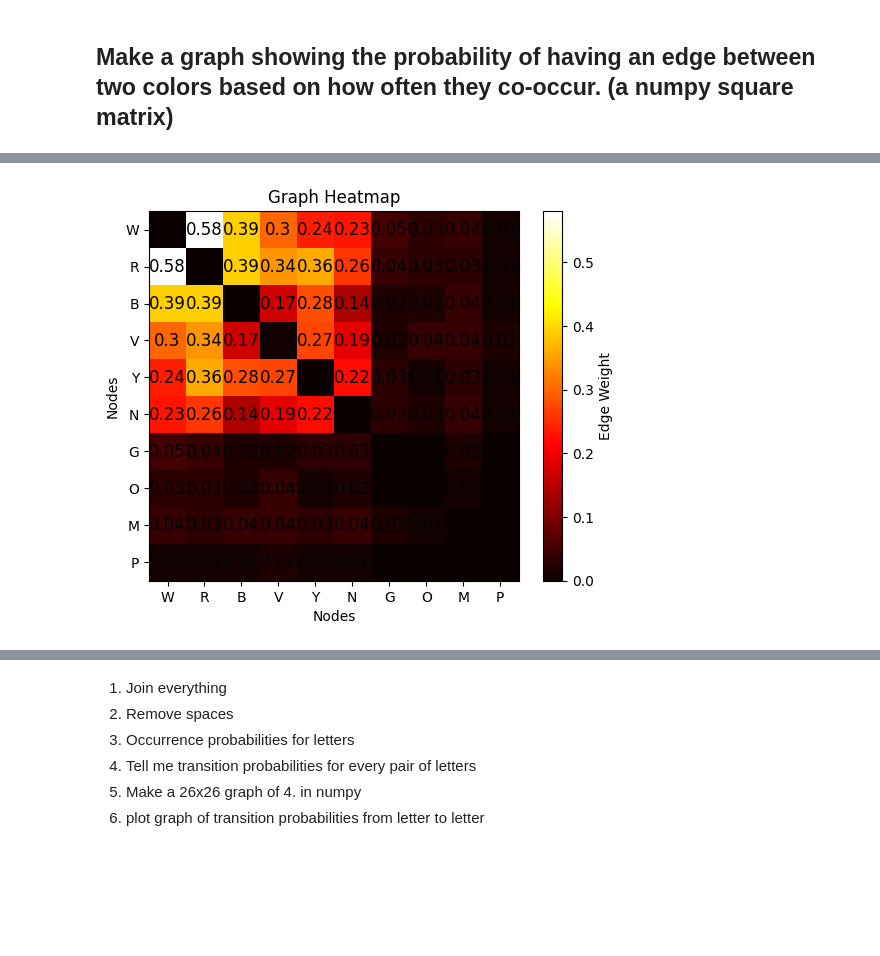
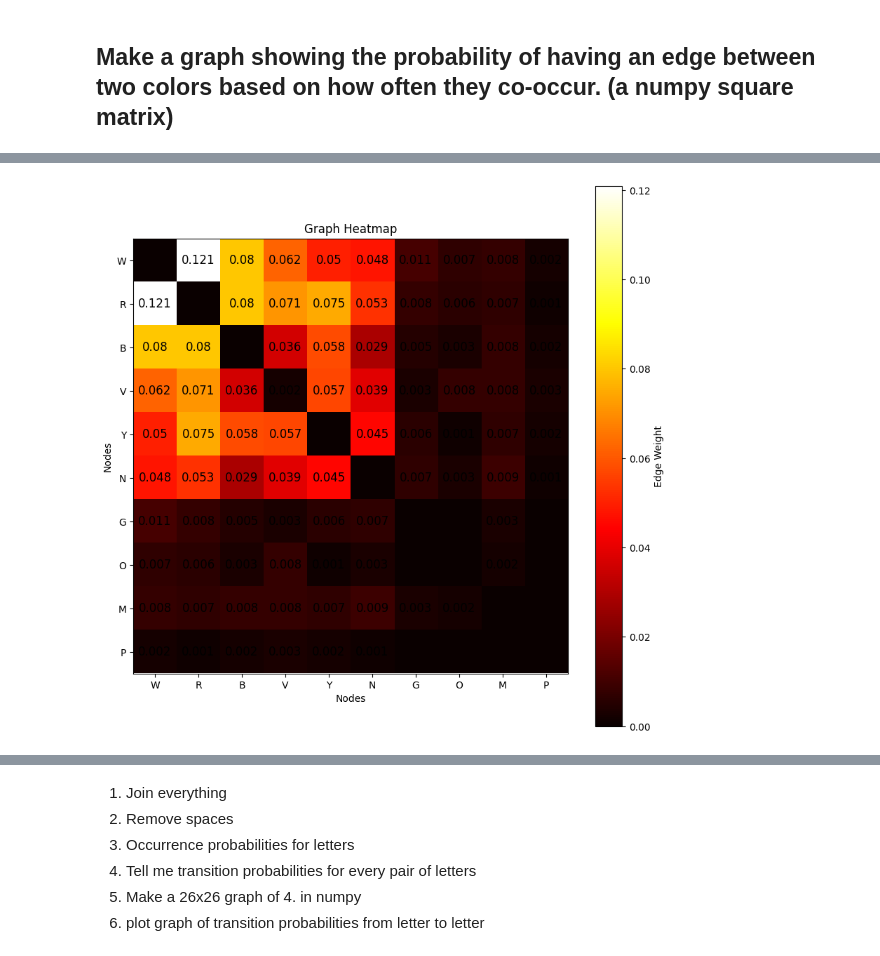
Before and after one commit to KendallScott/ML2, a Jupyter notebook: Scott_Kendall_HW1.ipynb, the cells around one changed output, grey strips where cells are left out. Saved outputs shown, nothing was run; the diff lists cells and outputs as text; code cells hidden in the pictures; blank space fills up the shorter version.

```diff
--- a/Scott_Kendall_HW1.ipynb
+++ b/Scott_Kendall_HW1.ipynb
@@ -545,9 +553,8 @@ color: P combinations ['Y', 'P', 'V', 'B', 'R', 'N']
 # %%
-# Initialize a square matrix with zeros
 matrix_size = len(color_codes)
 color_matrix = [[0 for _ in range(matrix_size)] for _ in range(matrix_size)]
 
-# Create a dictionary to map color codes to matrix indices
+# Create a dictionary
 color_index = {color: index for index, color in enumerate(color_codes)}
 
 # Iterate through the flower orders and update the matrix
@@ -559,11 +566,12 @@ for order in flower_orders:
         color1, color2 = pair
         index1, index2 = color_index[color1], color_index[color2]
         color_matrix[index1][index2] += 1
+divide_by = (len(pairs)*len(pairs))/2
 
 # Print the color matrix for each combination of colors
 for i in range(matrix_size):
     for j in range(matrix_size):
       if color_matrix[i][j]:
-        color_matrix[i][j] =np.round(color_matrix[i][j]/len(flower_orders), 2)
+        color_matrix[i][j] =np.round(color_matrix[i][j]/divide_by, 3)
         print(f"Combination ({color_codes[i]}, {color_codes[j]}): {color_matrix[i][j]}")
 # %% [output]
@@ -587,34 +608,34 @@ Combination (P, N): 0.01
 # %%
 # Create labels for rows and columns
 row_labels = color_codes
 col_labels = color_codes
 # Create a heatmap
-
+plt.figure(figsize = (10,10))
 
 plt.imshow(color_matrix, cmap='hot', interpolation='nearest', origin='upper')
 
 # Add labels to nodes
 n = len(color_matrix)
 for i in range(n):
     for j in range(n):
         if color_matrix[i][j]:
             plt.text(j, i, str(color_matrix[i][j]), va='center', ha='center', color='black', fontsize=12)
 
 # Add row and column labels
 plt.xticks(range(n), col_labels)
 plt.yticks(range(n), row_labels)
 
 # Add colorbar
 cbar = plt.colorbar()
 cbar.set_label('Edge Weight')
 
 # Show the heatmap
 plt.title('Graph Heatmap')
 plt.xlabel('Nodes')
 plt.ylabel('Nodes')
 plt.show()
 # %% [output]
-[figure, old version]
+[figure, new version]
 # %%
 dead_men_tell_tales = ['Four score and seven years ago our fathers brought forth on this',
 'continent a new nation, conceived in liberty and dedicated to the',
```
Also changed, not shown: parts of 20 cells of this notebook.
